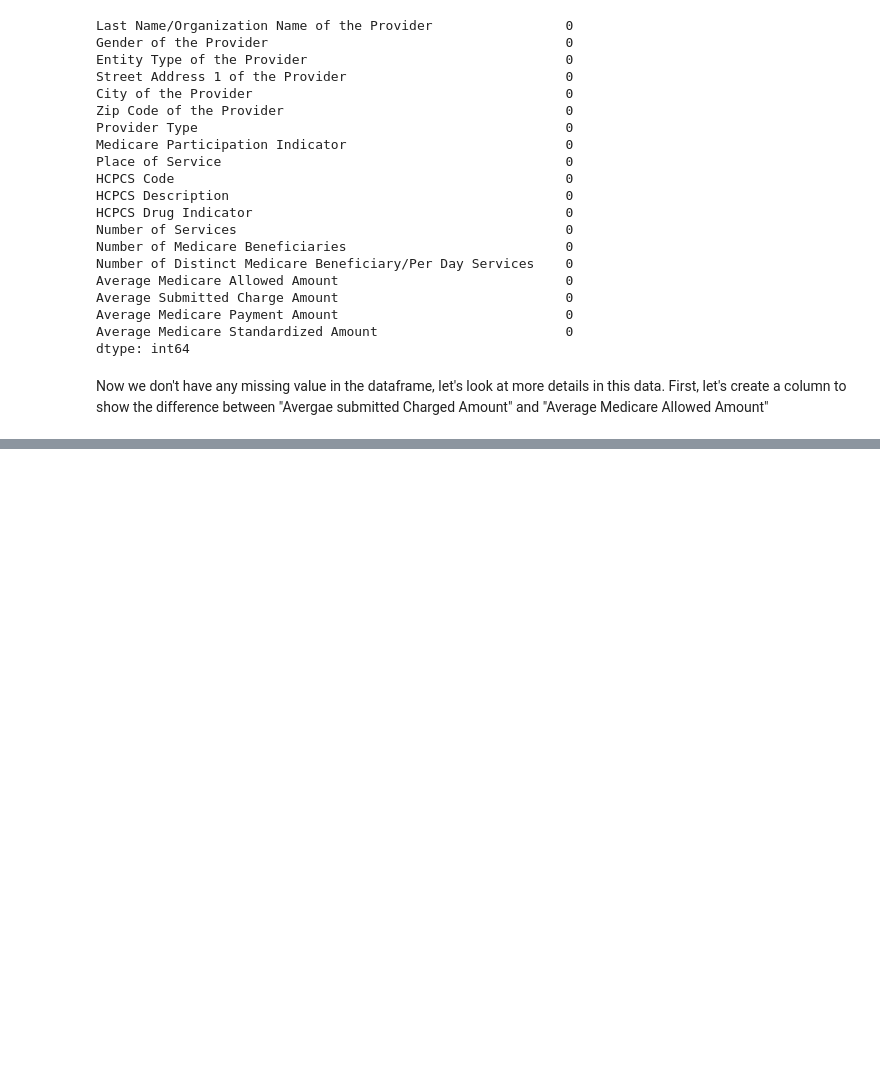
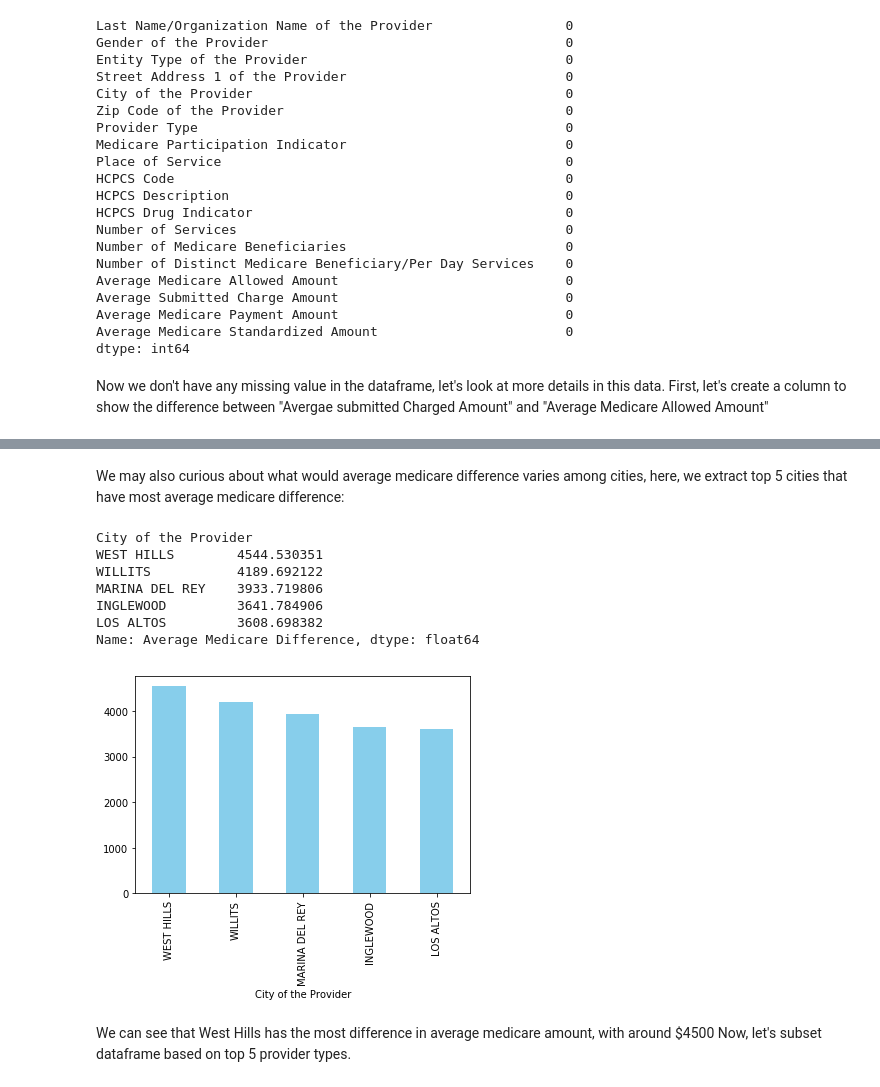
Before and after one commit to chvbs2000/SpringBoard, a Jupyter notebook: Capstone_Project1/analysis.ipynb, the cells around one changed output, grey strips where cells are left out. Saved outputs shown, nothing was run; the diff lists cells and outputs as text; code cells hidden in the pictures; blank space fills up the shorter version.

```diff
--- a/Capstone_Project1/analysis.ipynb
+++ b/Capstone_Project1/analysis.ipynb
@@ -227,0 +188,16 @@ Now, I want to know that what factors would affect the average submitted charge
+# %% [markdown]
+We may also curious about what would average medicare difference varies among cities, here, we extract top 5 cities that have most average medicare difference:
+# %%
+data_ca_drop_pro.groupby('City of the Provider')['Average Medicare Difference'].mean().sort_values(ascending = False).head(5).plot(kind = 'bar', color = 'skyblue')
+data_ca_drop_pro.groupby('City of the Provider')['Average Medicare Difference'].mean().sort_values(ascending = False).head(5)
+# %% [output]
+City of the Provider
+WEST HILLS        4544.530351
+WILLITS           4189.692122
+MARINA DEL REY    3933.719806
+INGLEWOOD         3641.784906
+LOS ALTOS         3608.698382
+Name: Average Medicare Difference, dtype: float64
+[figure, added]
+# %% [markdown]
+We can see that West Hills has the most difference in average medicare amount, with around $4500 Now, let's subset dataframe based on top 5 provider types.
```
Also changed, not shown: parts of 49 cells of this notebook.
